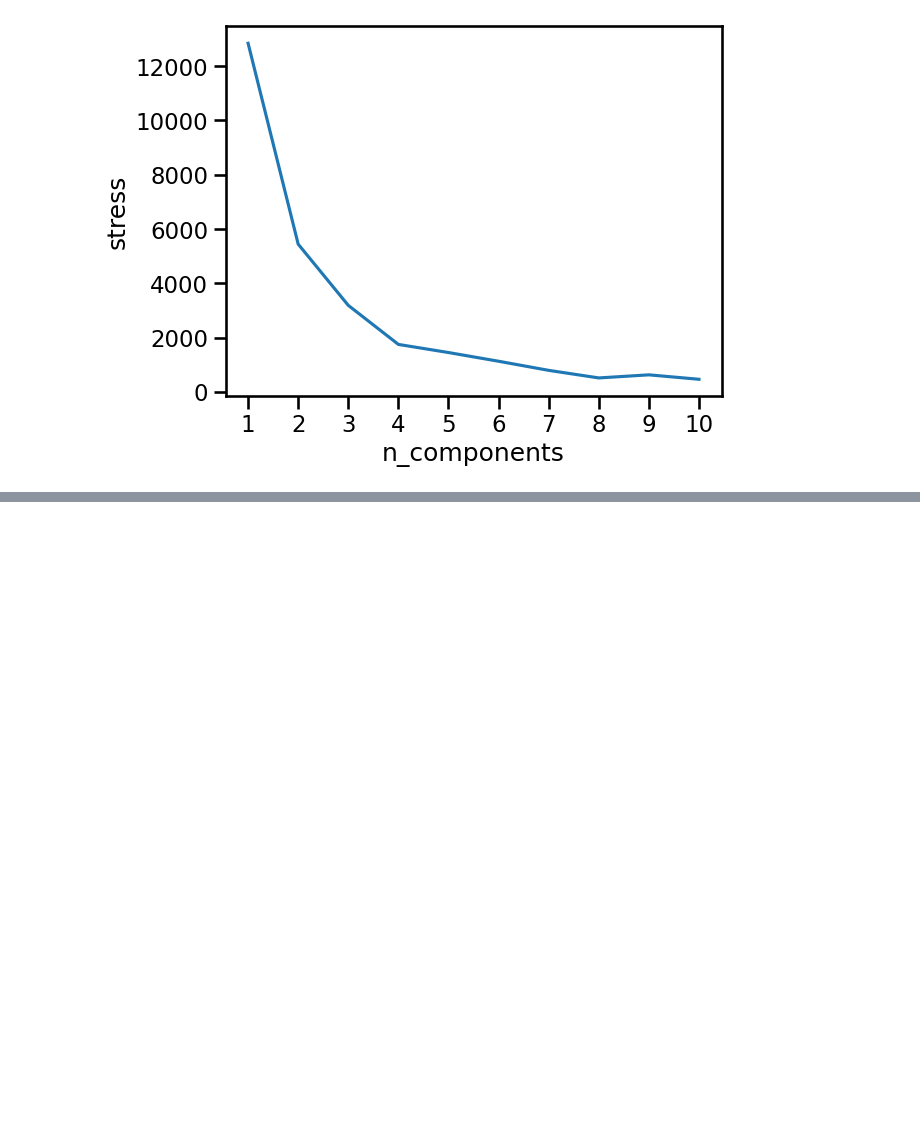
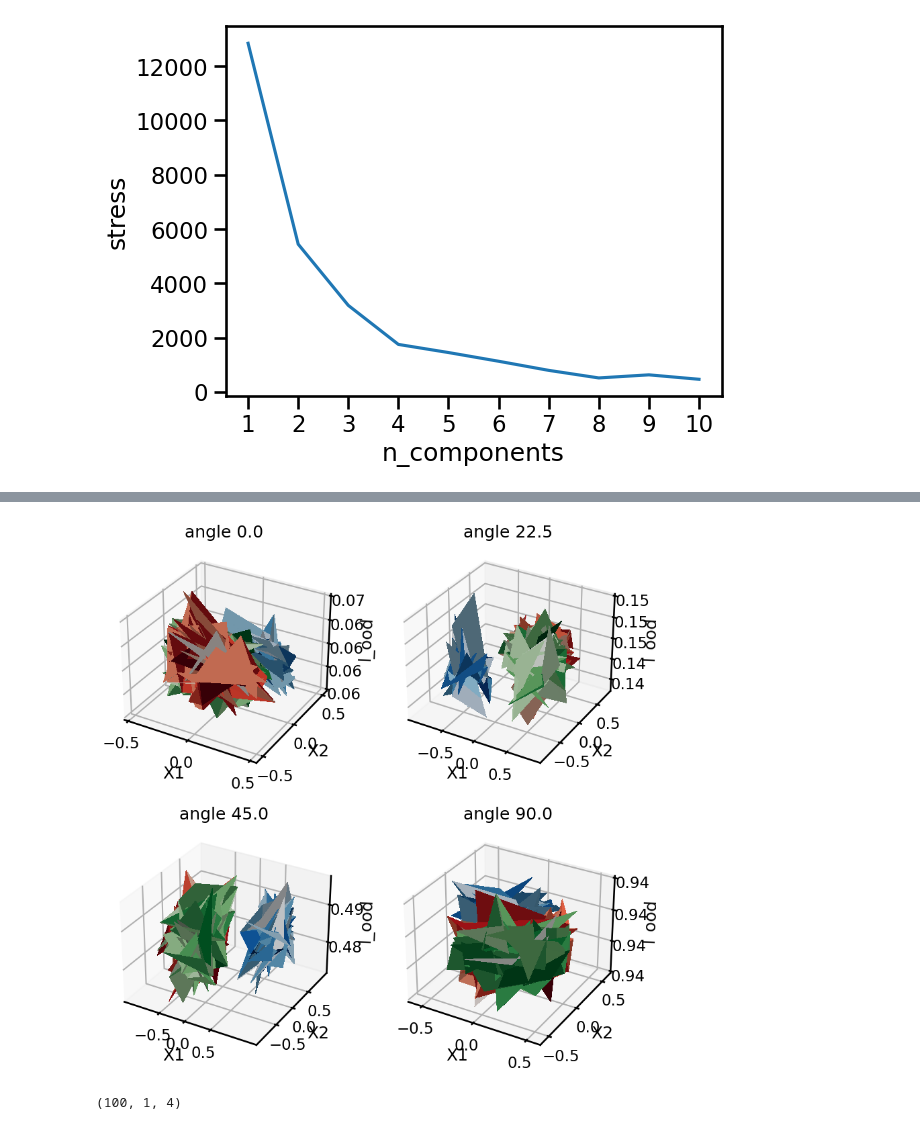
Before and after one commit to neurodata/CEP_experiments, a Jupyter notebook: ood_exp.ipynb, the cells around one changed output, grey strips where cells are left out. Drawn from its saved outputs; the diff is of its cells as text; code cells hidden in the pictures; blank space fills up the shorter version.

```diff
--- a/ood_exp.ipynb
+++ b/ood_exp.ipynb
@@ -132,0 +180,40 @@ with open('result.pickle','wb') as f:
+# %%
+def plot_embeddings_(X_transformed, l_id, l_ood, angle, ax):
+    cmap1 = cm.Blues
+    cmap2 = cm.Reds
+    cmap3 = cm.Greens
+    l_id[0,:] = (l_id[0,:] - np.min(l_id[0,:]))/(np.max(l_id[0,:]) - np.min(l_id[0,:]))
+    l_id[1,:] = (l_id[1,:] - np.min(l_id[1,:]))/(np.max(l_id[1,:]) - np.min(l_id[1,:]))
+    l_id[2,:] = (l_id[2,:] - np.min(l_id[2,:]))/(np.max(l_id[2,:]) - np.min(l_id[2,:]))
+
+    ax.plot_surface(X_transformed[:100,0].reshape(10,10), X_transformed[:100,1].reshape(10,10), l_ood[0,:].reshape(10,10),
+                           linewidth=0, antialiased=False, facecolors=cmap1(l_id[0,:].reshape(10,10)))
+    ax.plot_surface(X_transformed[100:200,0].reshape(10,10), X_transformed[100:200,1].reshape(10,10), l_ood[1,:].reshape(10,10),
+                           linewidth=0, antialiased=False, facecolors=cmap2(l_id[1,:].reshape(10,10)))
+    ax.plot_surface(X_transformed[200:,0].reshape(10,10), X_transformed[200:,1].reshape(10,10), l_ood[2,:].reshape(10,10),
+                           linewidth=0, antialiased=False, facecolors=cmap3(l_id[2,:].reshape(10,10)))
+
+
+    ax.set_zlabel('l_ood')
+    ax.set_xlabel('X1')
+    ax.set_ylabel('X2')
+    ax.zaxis.set_major_formatter('{x:.02f}')
+    ax.set_title('angle ' + str(np.round(angle*180/np.pi,1)))
+    ax.set_xticks([-0.5,0,0.5])
+    ax.set_yticks([-0.5,0,0.5])
+
+    return ax
+# %%
+fig = plt.figure(figsize=(10,10), facecolor='white')
+sns.set_context('talk')
+
+for ii, angle in enumerate(angles):
+    ax = fig.add_subplot(2,2,ii+1, projection='3d')
+    surf = plot_embeddings_(X_transformed[ii], l_id[ii], l_ood[ii], angle, ax)
+plt.savefig('embeddings_.pdf')
+# %% [output]
+[figure, added]
+# %%
+cm.jet(l_ood[0][0,:].reshape(-1,1)).shape
+# %% [output]
+(100, 1, 4)
```
Also changed, not shown: parts of 12 cells of this notebook, 2 other files.
